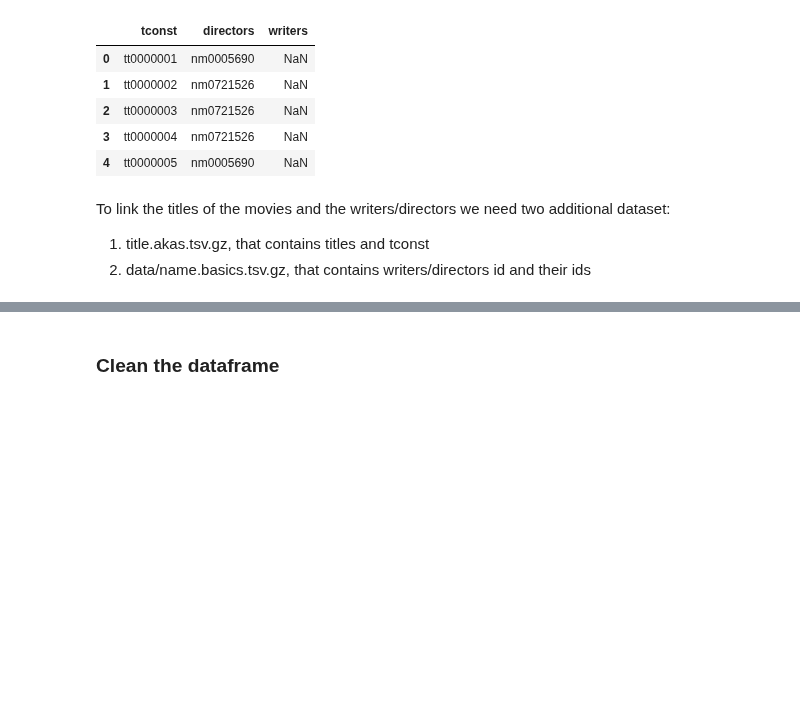
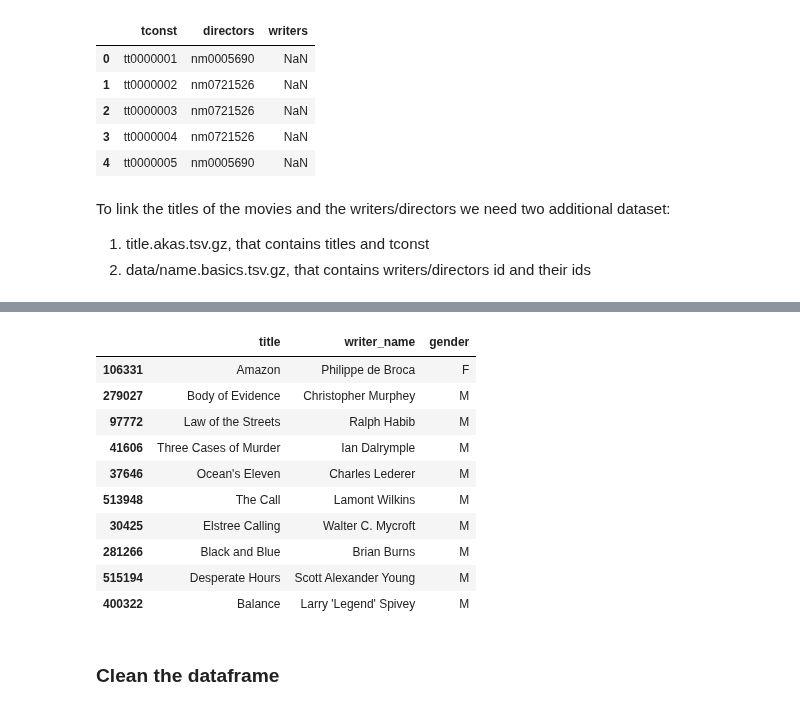
Before and after one commit to epfl-ada/ada-2022-project-yiyisoda, a Jupyter notebook: milestone_2.ipynb, the cells around one changed output, grey strips where cells are left out. Saved outputs shown, nothing was run; the diff lists cells and outputs as text; code cells hidden in the pictures; blank space fills up the shorter version.

```diff
--- a/milestone_2.ipynb
+++ b/milestone_2.ipynb
@@ -259,3 +364,17 @@ writers.head()
+# %%
+writers.sample(10)
+# %% [output]
+|  | title | writer_name | gender |
+| 106331 | Amazon | Philippe de Broca | F |
+| 279027 | Body of Evidence | Christopher Murphey | M |
+| 97772 | Law of the Streets | Ralph Habib | M |
+| 41606 | Three Cases of Murder | Ian Dalrymple | M |
+| 37646 | Ocean's Eleven | Charles Lederer | M |
+| 513948 | The Call | Lamont Wilkins | M |
+| 30425 | Elstree Calling | Walter C. Mycroft | M |
+| 281266 | Black and Blue | Brian Burns | M |
+| 515194 | Desperate Hours | Scott Alexander Young | M |
+| 400322 | Balance | Larry 'Legend' Spivey | M |
 # %% [markdown]
 ### Clean the dataframe
 # %% [markdown]
```
Also changed, not shown: parts of 19 cells of this notebook, 2 other files.
